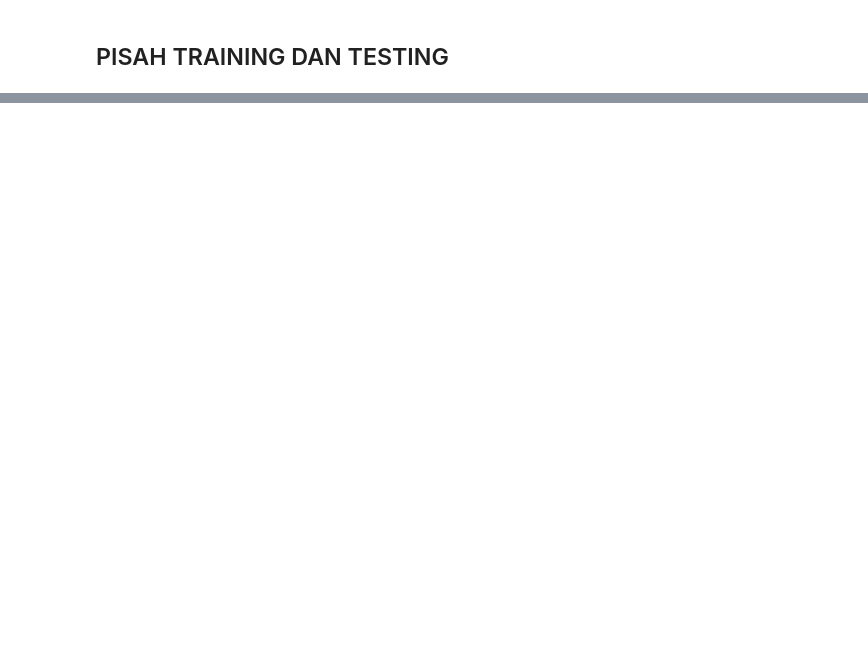
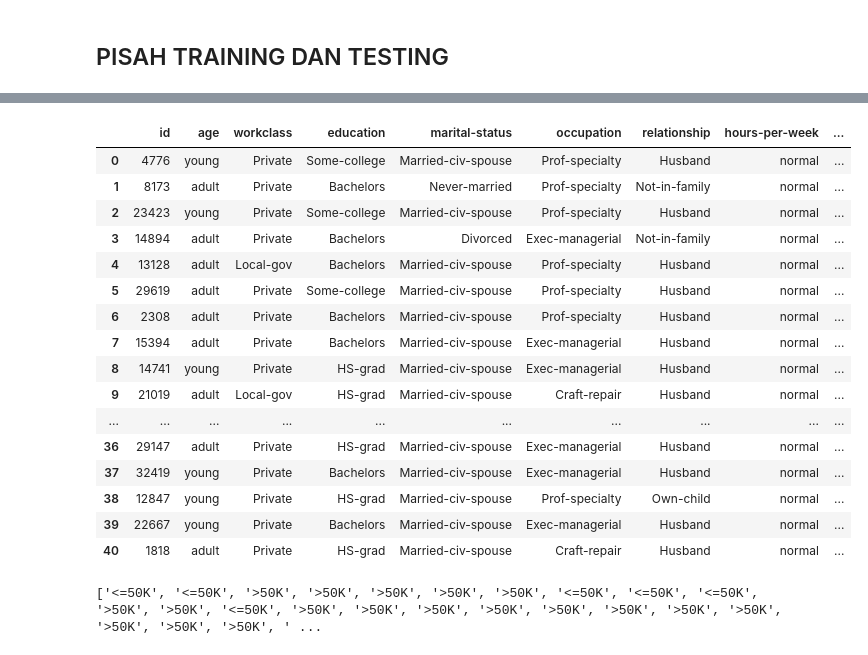
Before and after one commit to rizkiar00/NaiveBayes, a Jupyter notebook: NaiveBayes.ipynb, the cells around one changed output, grey strips where cells are left out. Saved outputs shown, nothing was run; the diff lists cells and outputs as text; code cells hidden in the pictures; blank space fills up the shorter version.

```diff
--- a/NaiveBayes.ipynb
+++ b/NaiveBayes.ipynb
@@ -132,0 +230,25 @@ print()
+# %%
+datatest
+# %% [output]
+|  | id | age | workclass | education | marital-status | occupation | relationship | hours-per-week | ... |
+| 0 | 4776 | young | Private | Some-college | Married-civ-spouse | Prof-specialty | Husband | normal | ... |
+| 1 | 8173 | adult | Private | Bachelors | Never-married | Prof-specialty | Not-in-family | normal | ... |
+| 2 | 23423 | young | Private | Some-college | Married-civ-spouse | Prof-specialty | Husband | normal | ... |
+| 3 | 14894 | adult | Private | Bachelors | Divorced | Exec-managerial | Not-in-family | normal | ... |
+| 4 | 13128 | adult | Local-gov | Bachelors | Married-civ-spouse | Prof-specialty | Husband | normal | ... |
+| 5 | 29619 | adult | Private | Some-college | Married-civ-spouse | Prof-specialty | Husband | normal | ... |
+| 6 | 2308 | adult | Private | Bachelors | Married-civ-spouse | Prof-specialty | Husband | normal | ... |
+| 7 | 15394 | adult | Private | Bachelors | Married-civ-spouse | Exec-managerial | Husband | normal | ... |
+| 8 | 14741 | young | Private | HS-grad | Married-civ-spouse | Exec-managerial | Husband | normal | ... |
+| 9 | 21019 | adult | Local-gov | HS-grad | Married-civ-spouse | Craft-repair | Husband | normal | ... |
+| ... | ... | ... | ... | ... | ... | ... | ... | ... | ... |
+| 36 | 29147 | adult | Private | HS-grad | Married-civ-spouse | Exec-managerial | Husband | normal | ... |
+| 37 | 32419 | young | Private | Bachelors | Married-civ-spouse | Exec-managerial | Husband | normal | ... |
+| 38 | 12847 | young | Private | HS-grad | Married-civ-spouse | Prof-specialty | Own-child | normal | ... |
+| 39 | 22667 | young | Private | Bachelors | Married-civ-spouse | Exec-managerial | Husband | normal | ... |
+| 40 | 1818 | adult | Private | HS-grad | Married-civ-spouse | Craft-repair | Husband | normal | ... |
+# %%
+predict = pd.read_csv('NaiveBayes/TestsetTugas1ML.csv',skipinitialspace=True)
+print(prediksi(predict))
+# %% [output]
+['<=50K', '<=50K', '>50K', '>50K', '>50K', '>50K', '>50K', '<=50K', '<=50K', '<=50K', '>50K', '>50K', '<=50K', '>50K', '>50K', '>50K', '>50K', '>50K', '>50K', '>50K', '>50K', '>50K', '>50K', '>50K', ' ...
```
Also changed, not shown: parts of 6 cells of this notebook.
